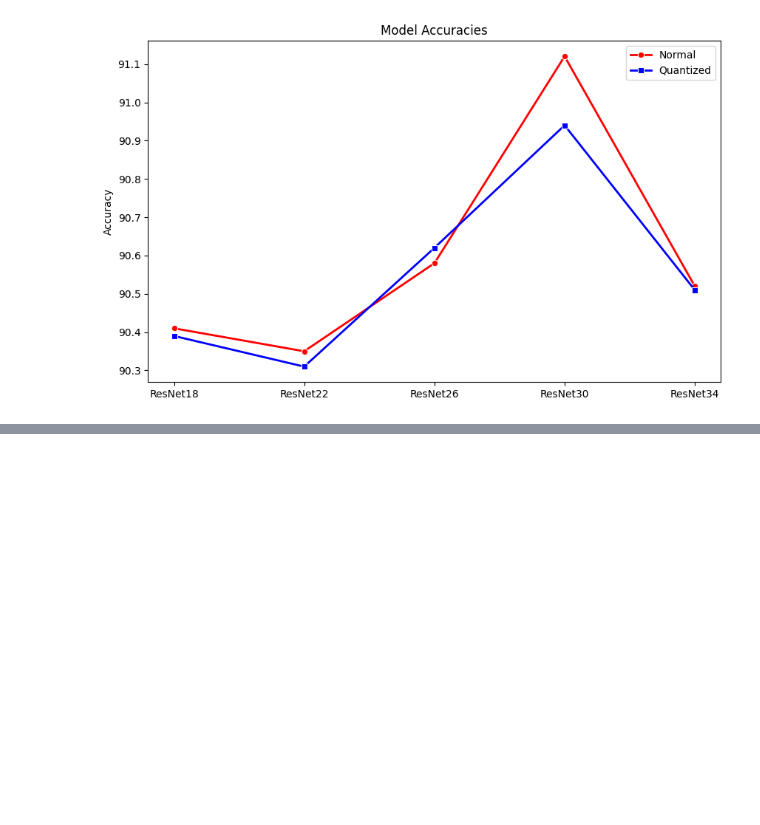
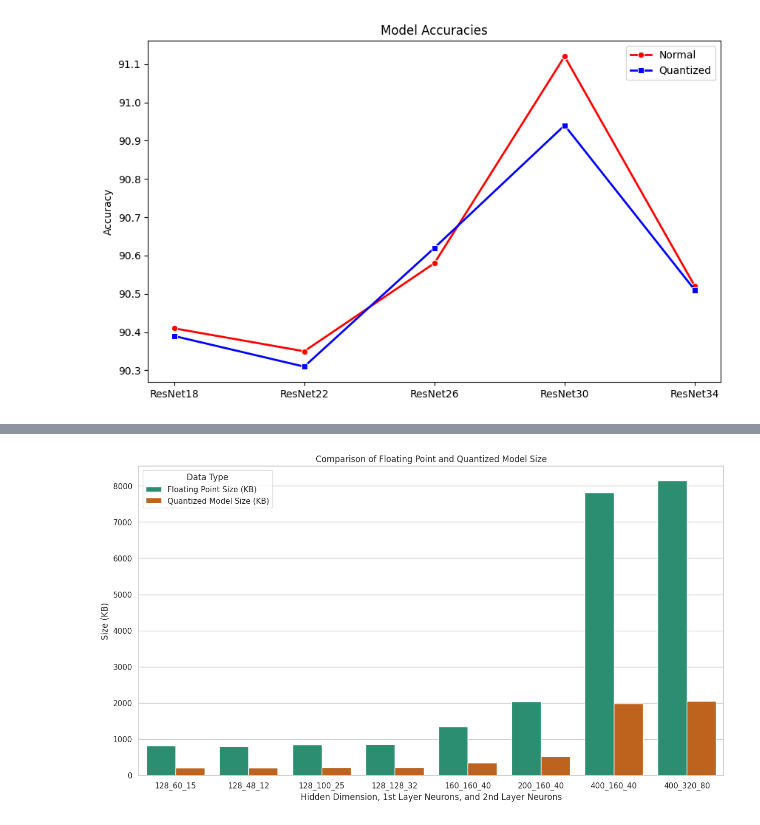
Before and after one commit to souravrai98/Research-Project, a Jupyter notebook: Visualizations.ipynb, the cells around one changed output, grey strips where cells are left out. Cells and saved outputs as stored; diff of their text form; code cells hidden in the pictures; blank space fills up the shorter version.

```diff
--- a/Visualizations.ipynb
+++ b/Visualizations.ipynb
@@ -41,0 +125,35 @@ plt.show()
+# %%
+import pandas as pd
+import seaborn as sns
+import matplotlib.pyplot as plt
+
+# Define data for File Size table
+size_data = {
+    'Hidden Dimension': [128, 128, 128, 128, 160, 200, 400, 400],
+    'Neurons in the 1st Layers': [60, 48, 100, 128, 160, 160, 160, 320],
+    'Neurons in the 2nd Layers': [15, 12, 25, 32, 40, 40, 40, 80],
+    'Floating Point Size (KB)': [815.26, 807.89, 841.82, 862.07, 1341.82, 2044.95, 7810.64, 8136.51],
+    'Quantized Model Size (KB)': [215.23, 213.29, 222.04, 227.10, 348.66, 526.35, 1977.10, 2059.16]
+}
+
+# Convert dictionary to pandas dataframe
+size_df = pd.DataFrame(size_data)
+
+# Melt dataframe to 'long' format
+size_df_melt = pd.melt(size_df, id_vars=['Hidden Dimension', 'Neurons in the 1st Layers', 'Neurons in the 2nd Layers'],
+                      value_vars=['Floating Point Size (KB)', 'Quantized Model Size (KB)'],
+                      var_name='Data Type', value_name='Size (KB)')
+
+# Set up seaborn barplot with x-axis as a combination of 'Hidden Dimension', 'Neurons in the 1st Layers', and 'Neurons in the 2nd Layers'
+plt.figure(figsize=(15, 8))
+sns.barplot(data=size_df_melt, x=size_df_melt.apply(lambda x: f"{x['Hidden Dimension']}_{x['Neurons in the 1st Layers']}_{x['Neurons in the 2nd Layers']}", axis=1), y='Size (KB)', hue='Data Type', palette='Dark2')
+
+# Set labels and title
+plt.xlabel('Hidden Dimension, 1st Layer Neurons, and 2nd Layer Neurons')
+plt.ylabel('Size (KB)')
+plt.title('Comparison of Floating Point and Quantized Model Size')
+
+# Show the plot
+plt.show()
+# %% [output]
+[figure, added]
```
Also changed, not shown: parts of 2 cells of this notebook, 2 other files.
